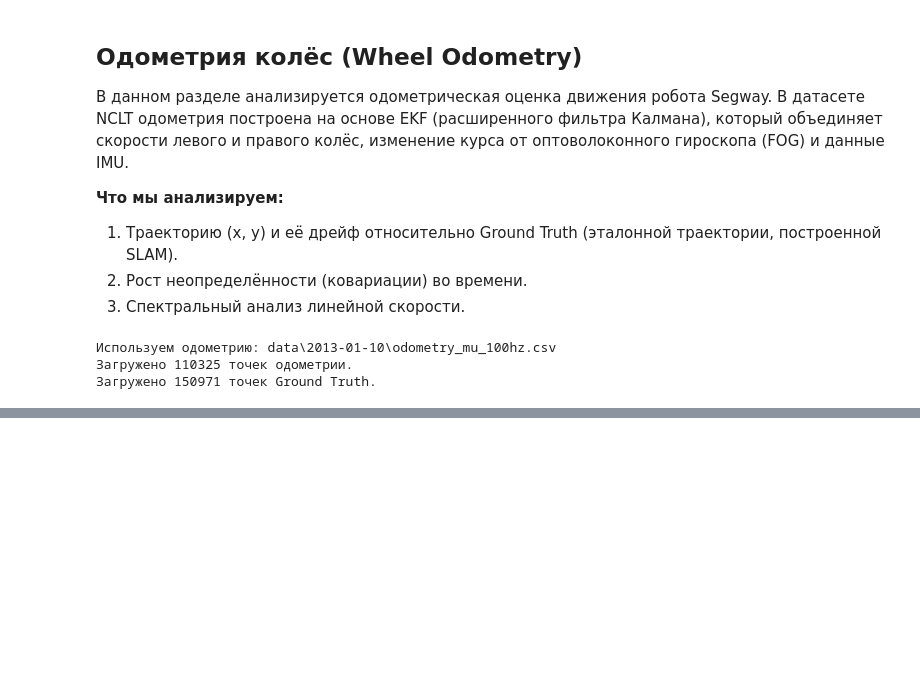
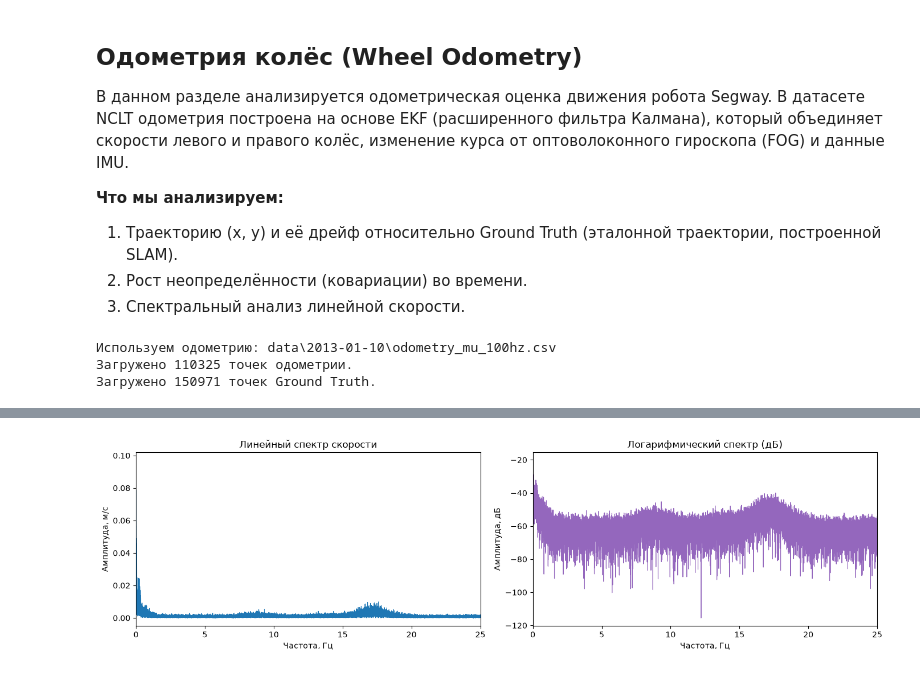
Before and after one commit to Oros-01/Sensors-Signal-Processing, a Jupyter notebook: Signals_kurs.ipynb, the cells around one changed output, grey strips where cells are left out. Drawn from its saved outputs; the diff is of its cells as text; code cells hidden in the pictures; blank space fills up the shorter version.

```diff
--- a/Signals_kurs.ipynb
+++ b/Signals_kurs.ipynb
@@ -626,0 +677,44 @@ print(f"Загружено {len(x_gt)} точек Ground Truth.")
+# %%
+# 1. Очистка сигнала
+bias = np.mean(speed)
+speed_clean = detrend(speed - bias, type="linear")
+
+# Убираем выбросы (Z-оценка)
+sigma = np.std(speed_clean)
+z_scores = speed_clean / sigma
+anomalies_z = np.abs(z_scores) > 3.5
+# Заменяем выбросы на 0, чтобы не портили FFT
+speed_clean[anomalies_z] = 0
+
+# 2. Спектр (FFT с окном Ханна)
+fs = 100.0 # Частота одометрии 100 Гц
+N = len(speed_clean)
+window = np.hanning(N)
+spectrum = np.fft.rfft(speed_clean * window)
+freqs = np.fft.rfftfreq(N, d=1.0/fs)
+
+# Амплитуда с учетом окна
+amplitude = np.abs(spectrum) / np.sum(window)
+amplitude_db = 20 * np.log10(np.maximum(amplitude, 1e-12))
+
+# 3. Построение
+fig, axes = plt.subplots(1, 2, figsize=(14, 4))
+
+# Линейный масштаб
+axes[0].plot(freqs, amplitude, color="tab:blue", lw=0.8)
+axes[0].set_xlim(0, 25)
+axes[0].set_title("Линейный спектр скорости")
+axes[0].set_xlabel("Частота, Гц")
+axes[0].set_ylabel("Амплитуда, м/с")
+
+# Логарифмический масштаб (дБ)
+axes[1].plot(freqs, amplitude_db, color="tab:purple", lw=0.8)
+axes[1].set_xlim(0, 25)
+axes[1].set_title("Логарифмический спектр (дБ)")
+axes[1].set_xlabel("Частота, Гц")
+axes[1].set_ylabel("Амплитуда, дБ")
+
+fig.tight_layout()
+plt.show()
+# %% [output]
+[figure, added]
```
Also changed, not shown: parts of 8 cells of this notebook.
